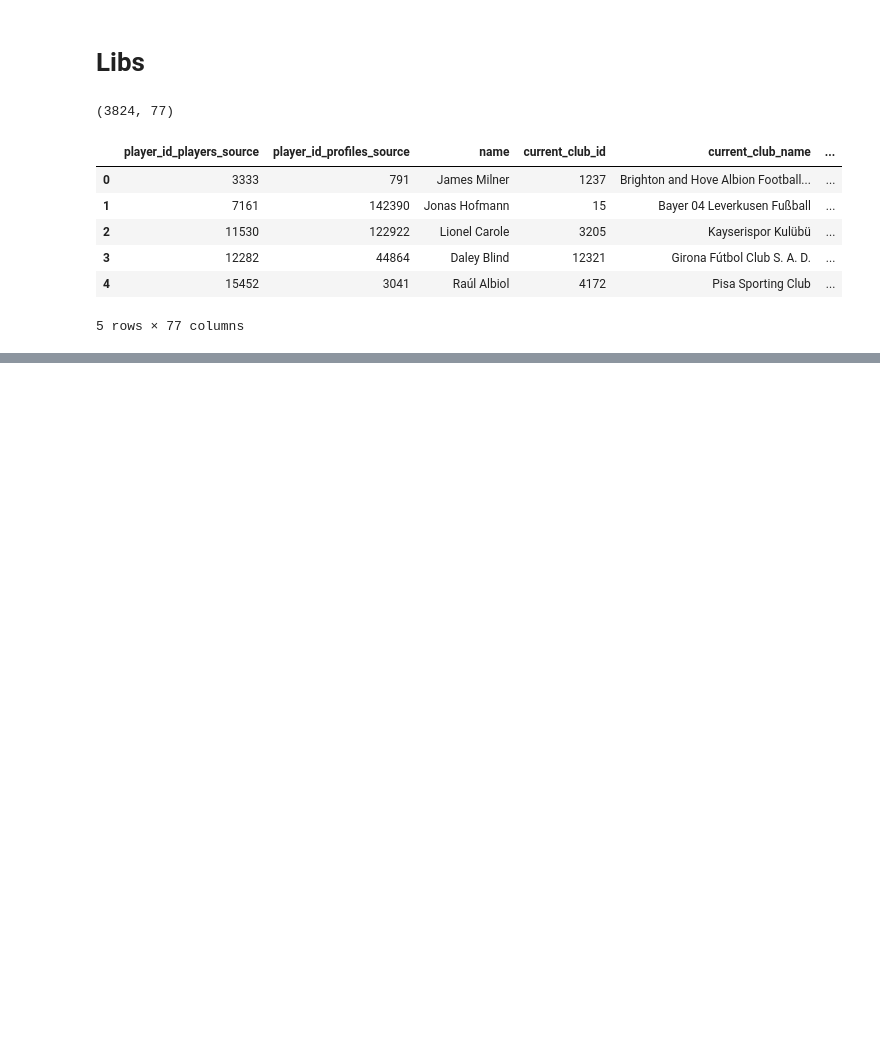
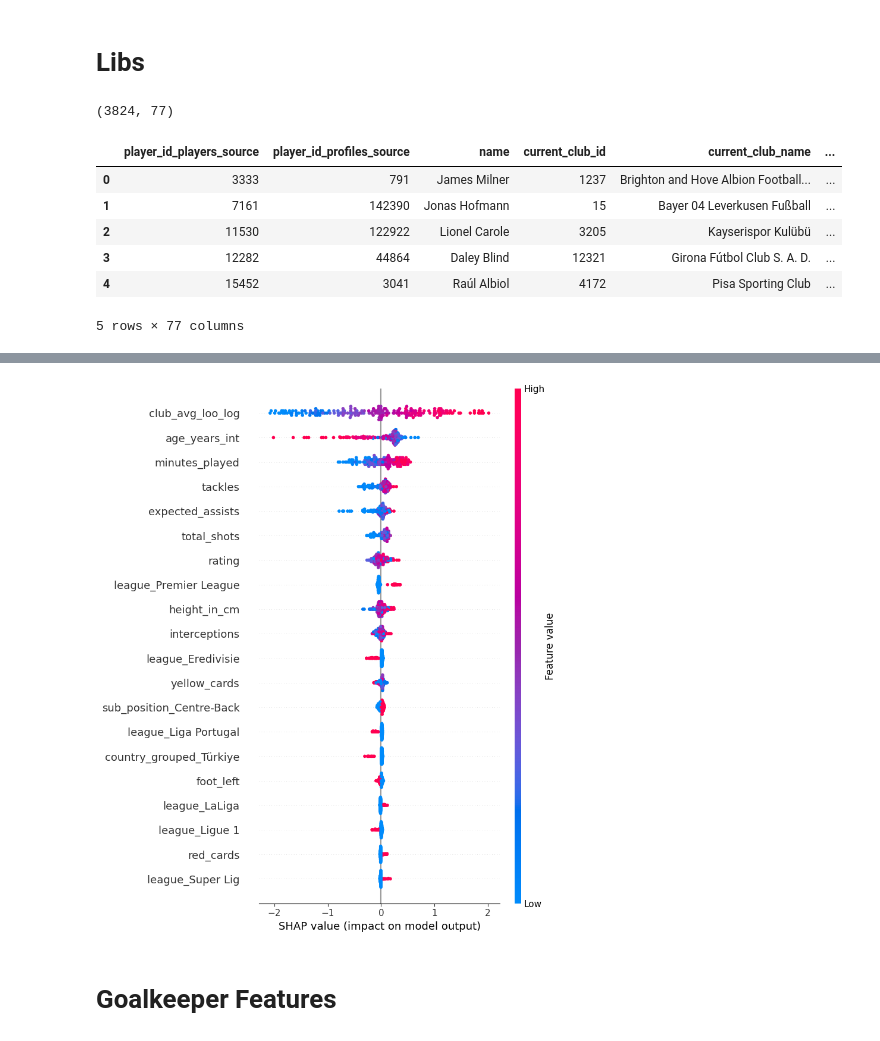
Before and after one commit to v-grigore/aad_2026, a Jupyter notebook: models.ipynb, the cells around one changed output, grey strips where cells are left out. Cells and saved outputs as stored; diff of their text form; code cells hidden in the pictures; blank space fills up the shorter version.

```diff
--- a/models.ipynb
+++ b/models.ipynb
@@ -287,0 +864,9 @@ shap.summary_plot(shap_values, X_test)
+# %%
+explainer_mid, shap_values_mid = plot_shap_summary(
+    position_results["Defender"]["model"],
+    position_results["Defender"]["X_test"]
+)
+# %% [output]
+[figure, added]
+# %% [markdown]
+# Goalkeeper Features
```
Also changed, not shown: parts of 70 cells of this notebook, 1 other file.
